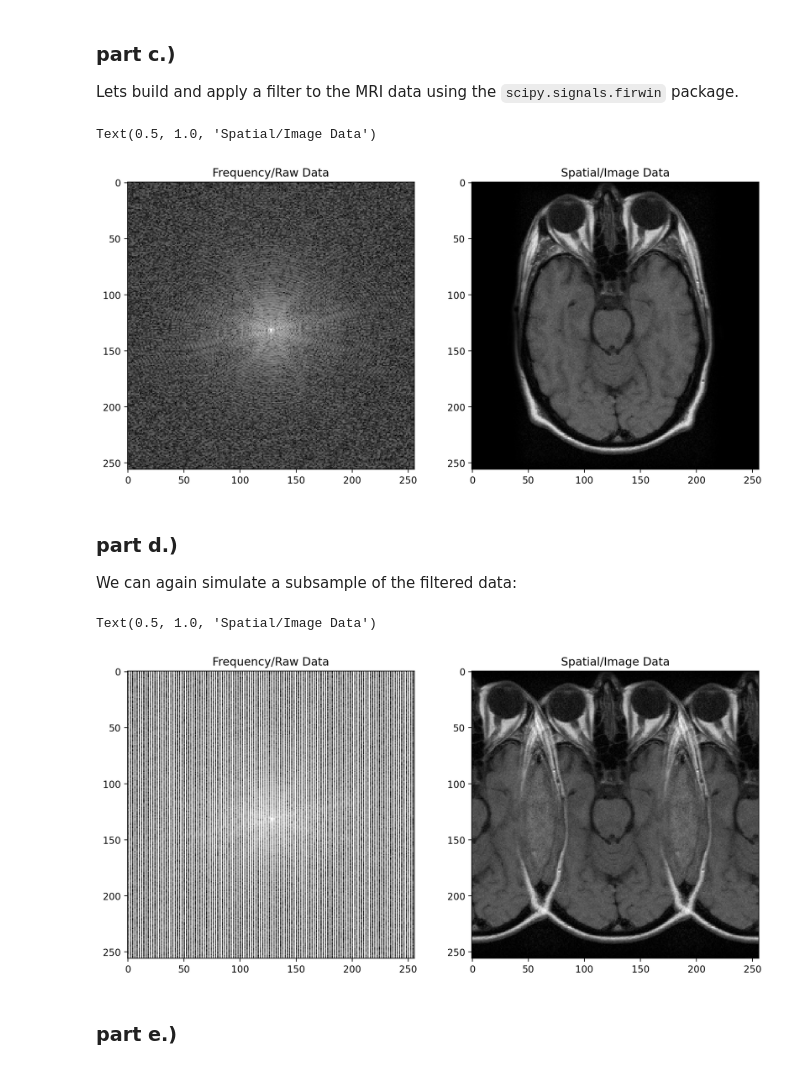
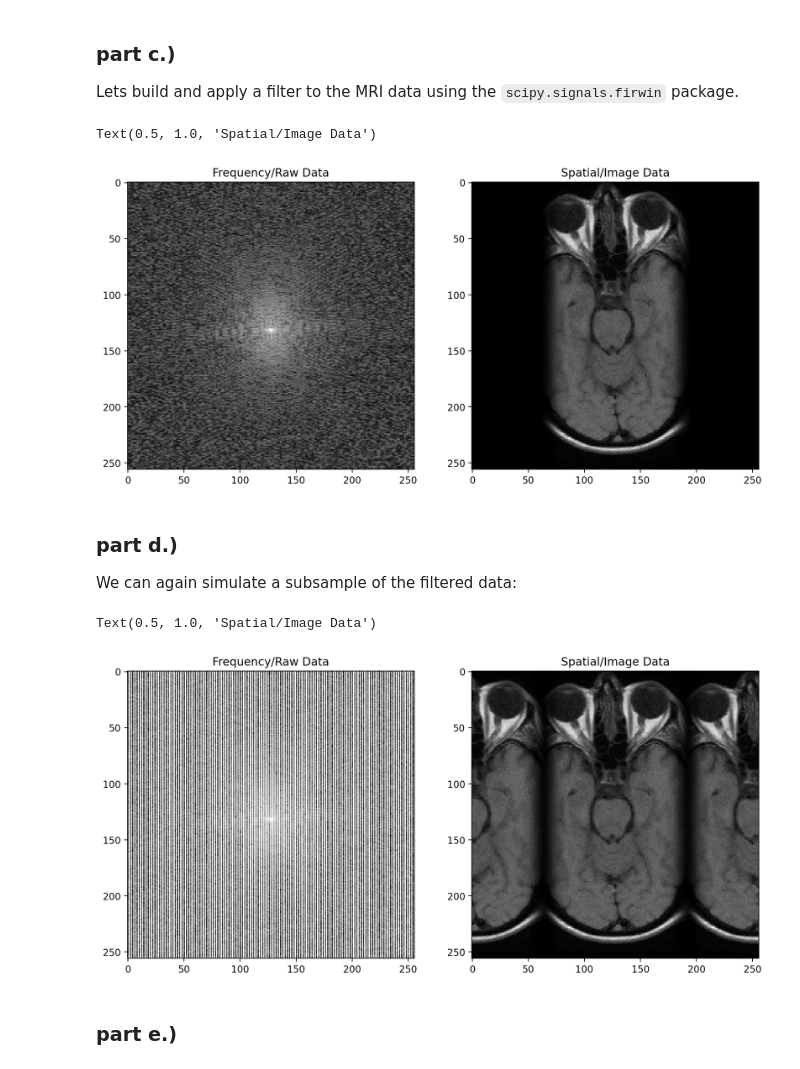
Before and after one commit to nleroy917/bme6310, a Jupyter notebook: hw09/hw09.ipynb, the cells around one changed output. Drawn from its saved outputs; the diff is of its cells as text; code cells hidden in the pictures.

```diff
--- a/hw09/hw09.ipynb
+++ b/hw09/hw09.ipynb
@@ -241,25 +240,25 @@ We see a reflection of the MRI image on each side. The image is sampled in the f
 ### part c.)
 Lets build and apply a filter to the MRI data using the `scipy.signals.firwin` package.
 # %%
-cutoff = 500 # Empirically set this to a number less than 750.
+cutoff = 325 # Empirically set this to a number less than 750.
 FILTER = firwin(numtaps=33, cutoff=cutoff, pass_zero="lowpass", fs=1500)
 dfilt = np.zeros(d.shape, dtype="complex")
 
 # convolve along each row
 for n in range(d.shape[0]):
     dfilt[n,:] = np.convolve(FILTER, d[n,:], "same")
 
 dfilt_recons = ifft2c(dfilt)
 
 # plot images
 _, ax = plt.subplots(1,2, figsize=(12,6))
 ax[0].imshow(np.abs(np.log(dfilt)), cmap="gray")
 ax[0].set_title("Frequency/Raw Data")
 ax[1].imshow(np.abs(dfilt_recons), cmap="gray")
 ax[1].set_title("Spatial/Image Data")
 # %% [output]
 Text(0.5, 1.0, 'Spatial/Image Data')
-[figure, old version]
+[figure, new version]
 # %% [markdown]
 ### part d.)
 We can again simulate a subsample of the filtered data:
@@ -277,7 +276,7 @@ ax[1].imshow(np.abs(dfilt_half_recons), cmap="gray")
 ax[1].set_title("Spatial/Image Data")
 # %% [output]
 Text(0.5, 1.0, 'Spatial/Image Data')
-[figure, old version]
+[figure, new version]
 # %% [markdown]
 ### part e.)
 # %%
```
Also changed, not shown: parts of 6 cells of this notebook.
